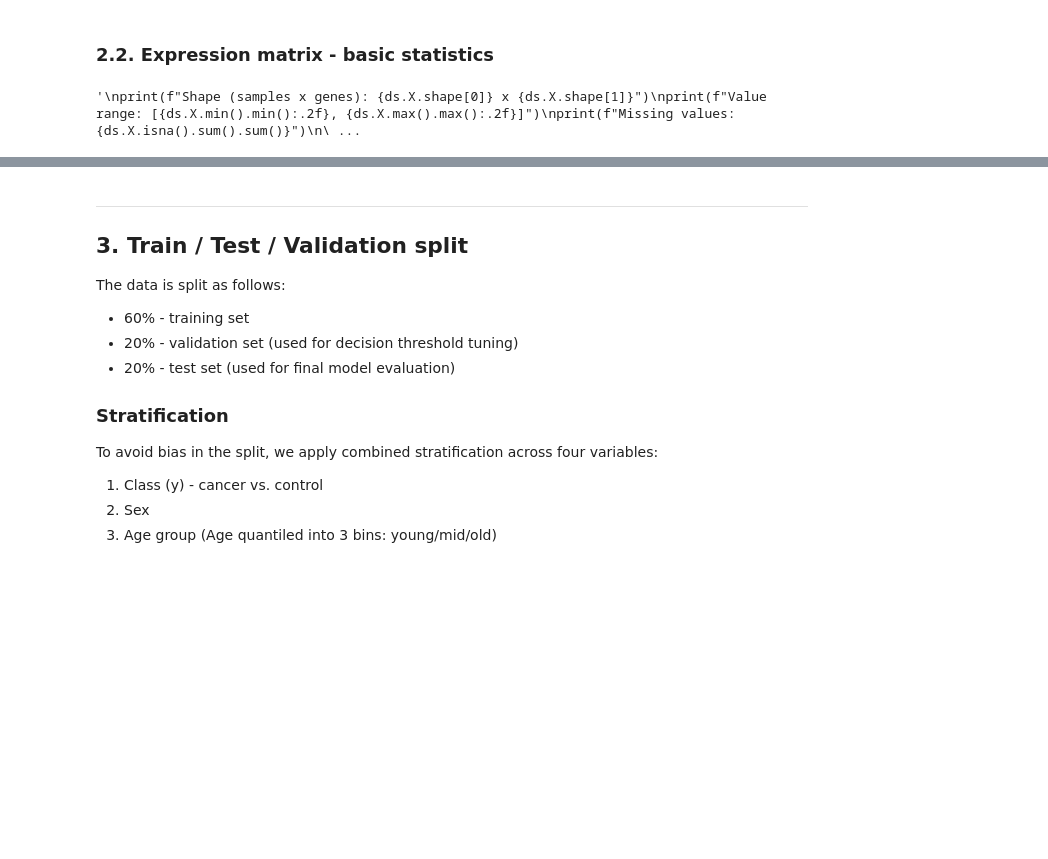
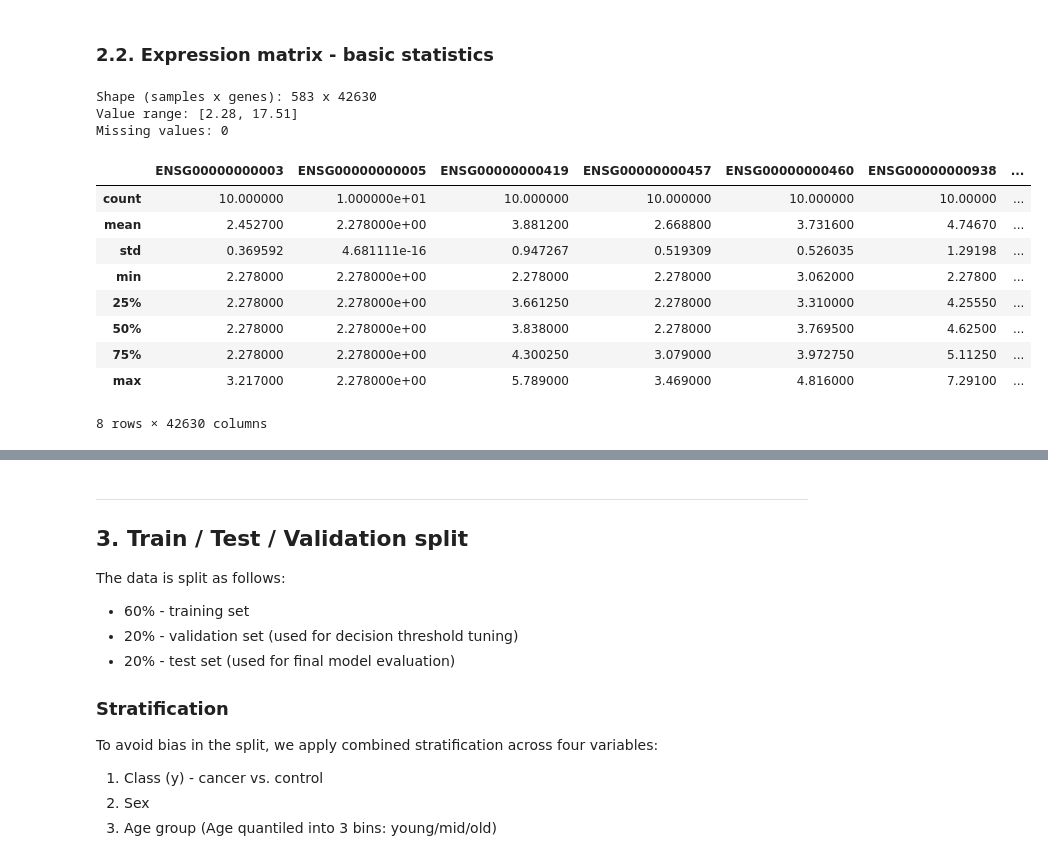
Before and after one commit to kasiaOsowska/platelet_rna_pancreatic_cancer, a Jupyter notebook: 1_data_preparation.ipynb, the cells around one changed output, grey strips where cells are left out. Saved outputs shown, nothing was run; the diff lists cells and outputs as text; code cells hidden in the pictures; blank space fills up the shorter version.

```diff
--- a/1_data_preparation.ipynb
+++ b/1_data_preparation.ipynb
@@ -241,15 +238,26 @@ Name: count, dtype: int64
 # %% [markdown]
 ### 2.2. Expression matrix - basic statistics
 # %%
-"""
+
 print(f"Shape (samples x genes): {ds.X.shape[0]} x {ds.X.shape[1]}")
 print(f"Value range: [{ds.X.min().min():.2f}, {ds.X.max().max():.2f}]")
 print(f"Missing values: {ds.X.isna().sum().sum()}")
 
 ds.X.head(10).describe()
-"""
 # %% [output]
-'\nprint(f"Shape (samples x genes): {ds.X.shape[0]} x {ds.X.shape[1]}")\nprint(f"Value range: [{ds.X.min().min():.2f}, {ds.X.max().max():.2f}]")\nprint(f"Missing values: {ds.X.isna().sum().sum()}")\n\ ...
+Shape (samples x genes): 583 x 42630
+Value range: [2.28, 17.51]
+Missing values: 0
+|  | ENSG00000000003 | ENSG00000000005 | ENSG00000000419 | ENSG00000000457 | ENSG00000000460 | ENSG00000000938 | ... |
+| count | 10.000000 | 1.000000e+01 | 10.000000 | 10.000000 | 10.000000 | 10.00000 | ... |
+| mean | 2.452700 | 2.278000e+00 | 3.881200 | 2.668800 | 3.731600 | 4.74670 | ... |
+| std | 0.369592 | 4.681111e-16 | 0.947267 | 0.519309 | 0.526035 | 1.29198 | ... |
+| min | 2.278000 | 2.278000e+00 | 2.278000 | 2.278000 | 3.062000 | 2.27800 | ... |
+| 25% | 2.278000 | 2.278000e+00 | 3.661250 | 2.278000 | 3.310000 | 4.25550 | ... |
+| 50% | 2.278000 | 2.278000e+00 | 3.838000 | 2.278000 | 3.769500 | 4.62500 | ... |
+| 75% | 2.278000 | 2.278000e+00 | 4.300250 | 3.079000 | 3.972750 | 5.11250 | ... |
+| max | 3.217000 | 2.278000e+00 | 5.789000 | 3.469000 | 4.816000 | 7.29100 | ... |
+8 rows × 42630 columns
 # %%
 from utilz.preprocessing_utilz import Log2FCReductor
 from sklearn.feature_selection import f_classif
```
Also changed, not shown: parts of 11 cells of this notebook, 43 other files.
